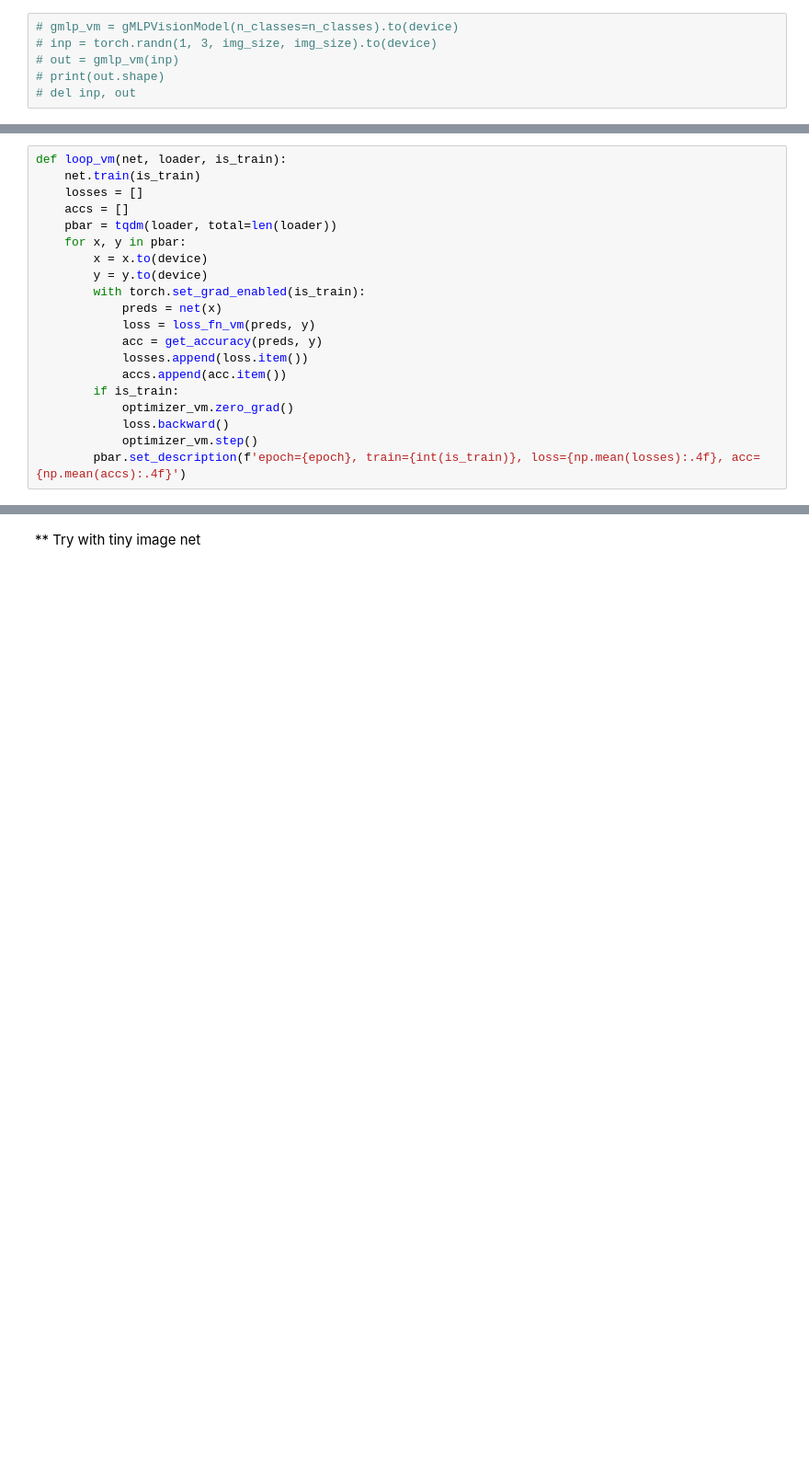
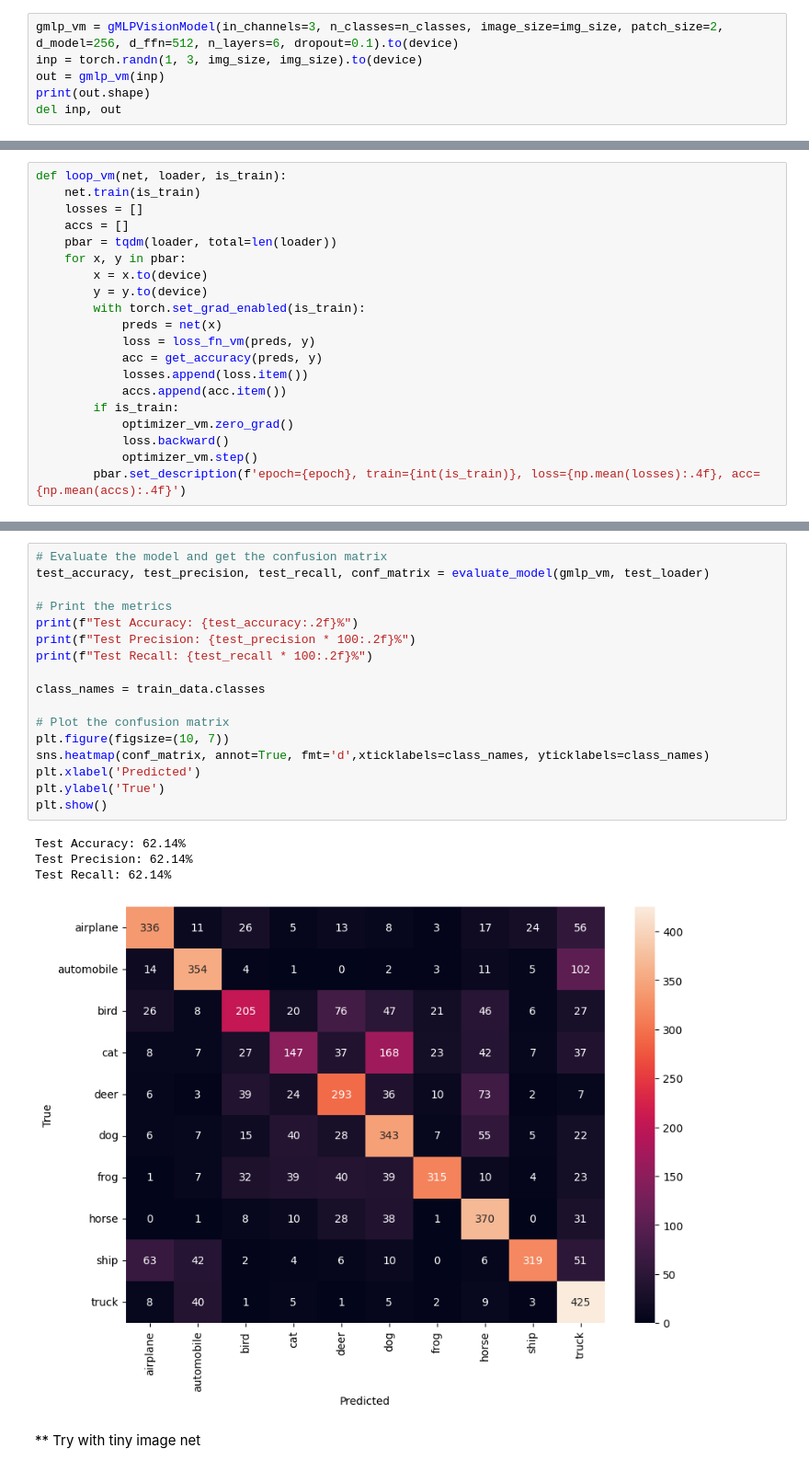
Before and after one commit to calimandaniel/NNProject, a Jupyter notebook: NN_Project_Daniel_Caliman_Nikolas_Jochens.ipynb, the cells around one changed output, grey strips where cells are left out. Shown at 92% size. Cells and saved outputs as stored; diff of their text form; blank space fills up the shorter version.

```diff
--- a/NN_Project_Daniel_Caliman_Nikolas_Jochens.ipynb
+++ b/NN_Project_Daniel_Caliman_Nikolas_Jochens.ipynb
@@ -97,6 +123,6 @@ class gMLPVisionModel(nn.Module):
 # %%
-# gmlp_vm = gMLPVisionModel(n_classes=n_classes).to(device)
-# inp = torch.randn(1, 3, img_size, img_size).to(device)
-# out = gmlp_vm(inp)
-# print(out.shape)
-# del inp, out
+gmlp_vm = gMLPVisionModel(in_channels=3, n_classes=n_classes, image_size=img_size, patch_size=2, d_model=256, d_ffn=512, n_layers=6, dropout=0.1).to(device)
+inp = torch.randn(1, 3, img_size, img_size).to(device)
+out = gmlp_vm(inp)
+print(out.shape)
+del inp, out
@@ -147,3 +189,25 @@ def recognize_img(net, img):
+# %%
+# Evaluate the model and get the confusion matrix
+test_accuracy, test_precision, test_recall, conf_matrix = evaluate_model(gmlp_vm, test_loader)
+
+# Print the metrics
+print(f"Test Accuracy: {test_accuracy:.2f}%")
+print(f"Test Precision: {test_precision * 100:.2f}%")
+print(f"Test Recall: {test_recall * 100:.2f}%")
+
+class_names = train_data.classes
+
+# Plot the confusion matrix
+plt.figure(figsize=(10, 7))
+sns.heatmap(conf_matrix, annot=True, fmt='d',xticklabels=class_names, yticklabels=class_names)
+plt.xlabel('Predicted')
+plt.ylabel('True')
+plt.show()
+# %% [output]
+Test Accuracy: 62.14%
+Test Precision: 62.14%
+Test Recall: 62.14%
+[figure, added]
 # %% [markdown]
 ** Try with tiny image net
 # %%
```
Also changed, not shown: parts of 31 cells of this notebook.
